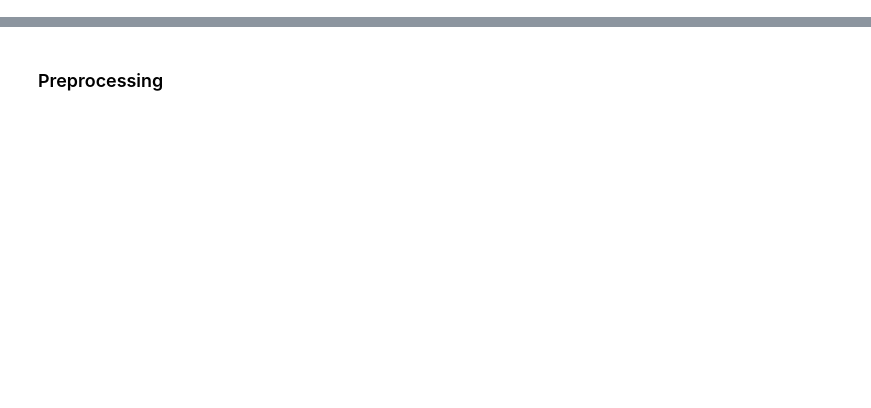
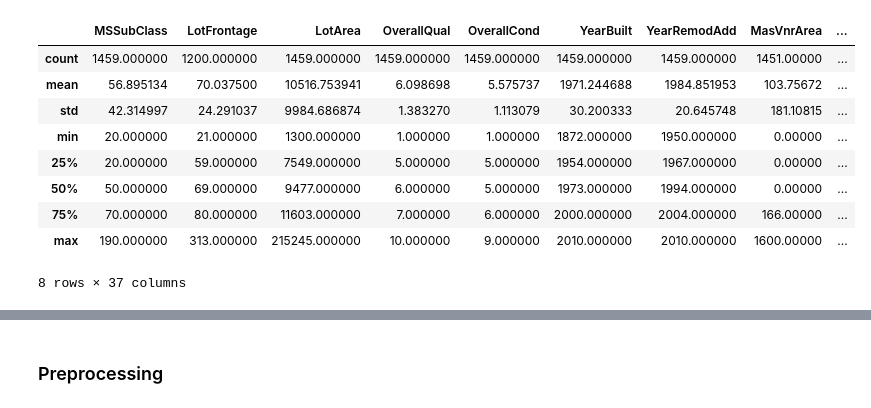
Before and after one commit to AntonMaxen/applied-ai, a Jupyter notebook: assignment_2/regression_g.ipynb, the cells around one changed output, grey strips where cells are left out. Cells and saved outputs as stored; diff of their text form; code cells hidden in the pictures; blank space fills up the shorter version.

```diff
--- a/assignment_2/regression_g.ipynb
+++ b/assignment_2/regression_g.ipynb
@@ -15,0 +28,13 @@ concat_df = pd.concat([train_df, test_df])
+# %%
+concat_df.describe()
+# %% [output]
+|  | MSSubClass | LotFrontage | LotArea | OverallQual | OverallCond | YearBuilt | YearRemodAdd | MasVnrArea | ... |
+| count | 1459.000000 | 1200.000000 | 1459.000000 | 1459.000000 | 1459.000000 | 1459.000000 | 1459.000000 | 1451.00000 | ... |
+| mean | 56.895134 | 70.037500 | 10516.753941 | 6.098698 | 5.575737 | 1971.244688 | 1984.851953 | 103.75672 | ... |
+| std | 42.314997 | 24.291037 | 9984.686874 | 1.383270 | 1.113079 | 30.200333 | 20.645748 | 181.10815 | ... |
+| min | 20.000000 | 21.000000 | 1300.000000 | 1.000000 | 1.000000 | 1872.000000 | 1950.000000 | 0.00000 | ... |
+| 25% | 20.000000 | 59.000000 | 7549.000000 | 5.000000 | 5.000000 | 1954.000000 | 1967.000000 | 0.00000 | ... |
+| 50% | 50.000000 | 69.000000 | 9477.000000 | 6.000000 | 5.000000 | 1973.000000 | 1994.000000 | 0.00000 | ... |
+| 75% | 70.000000 | 80.000000 | 11603.000000 | 7.000000 | 6.000000 | 2000.000000 | 2004.000000 | 166.00000 | ... |
+| max | 190.000000 | 313.000000 | 215245.000000 | 10.000000 | 9.000000 | 2010.000000 | 2010.000000 | 1600.00000 | ... |
+8 rows × 37 columns
```
Also changed, not shown: parts of 7 cells of this notebook.
